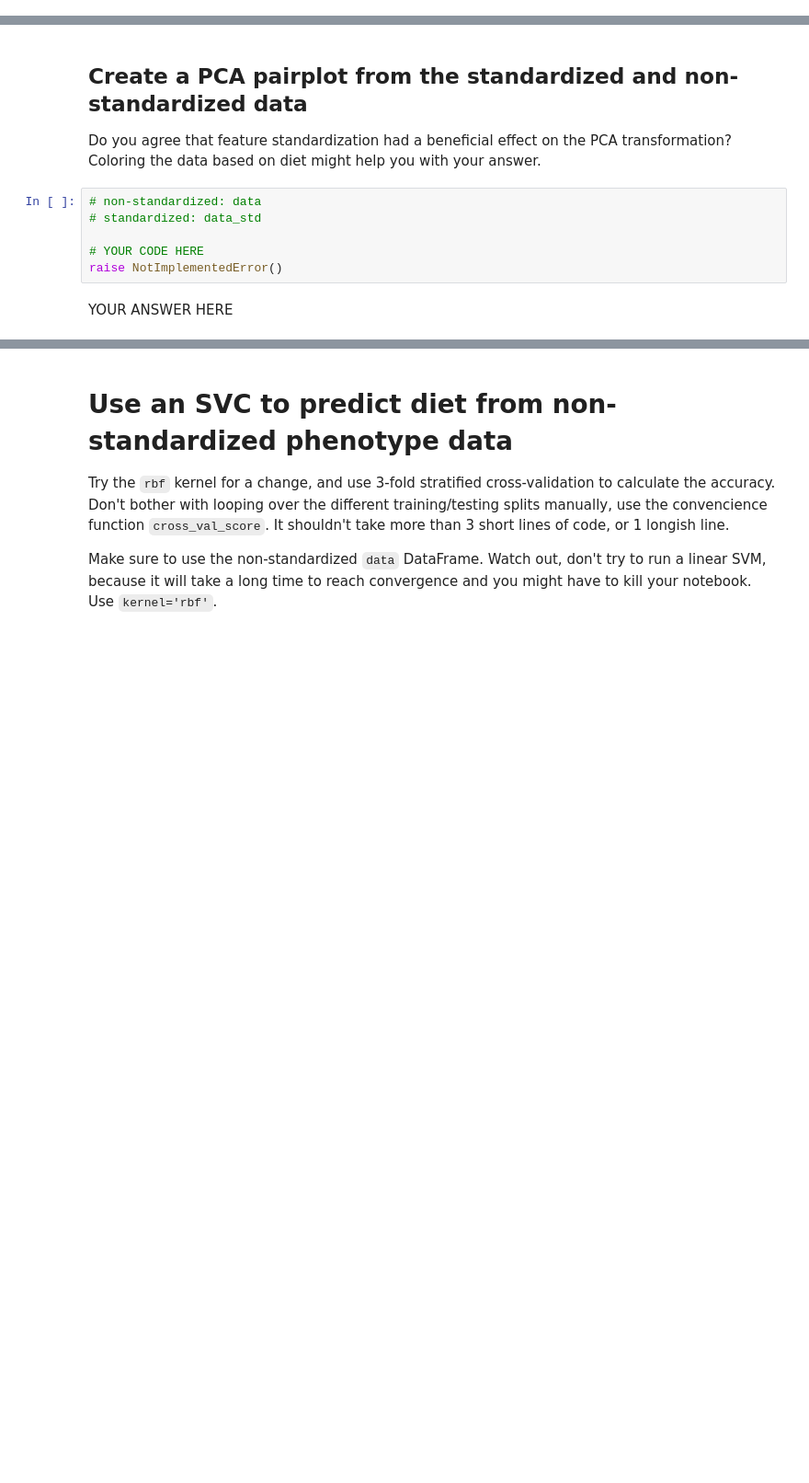
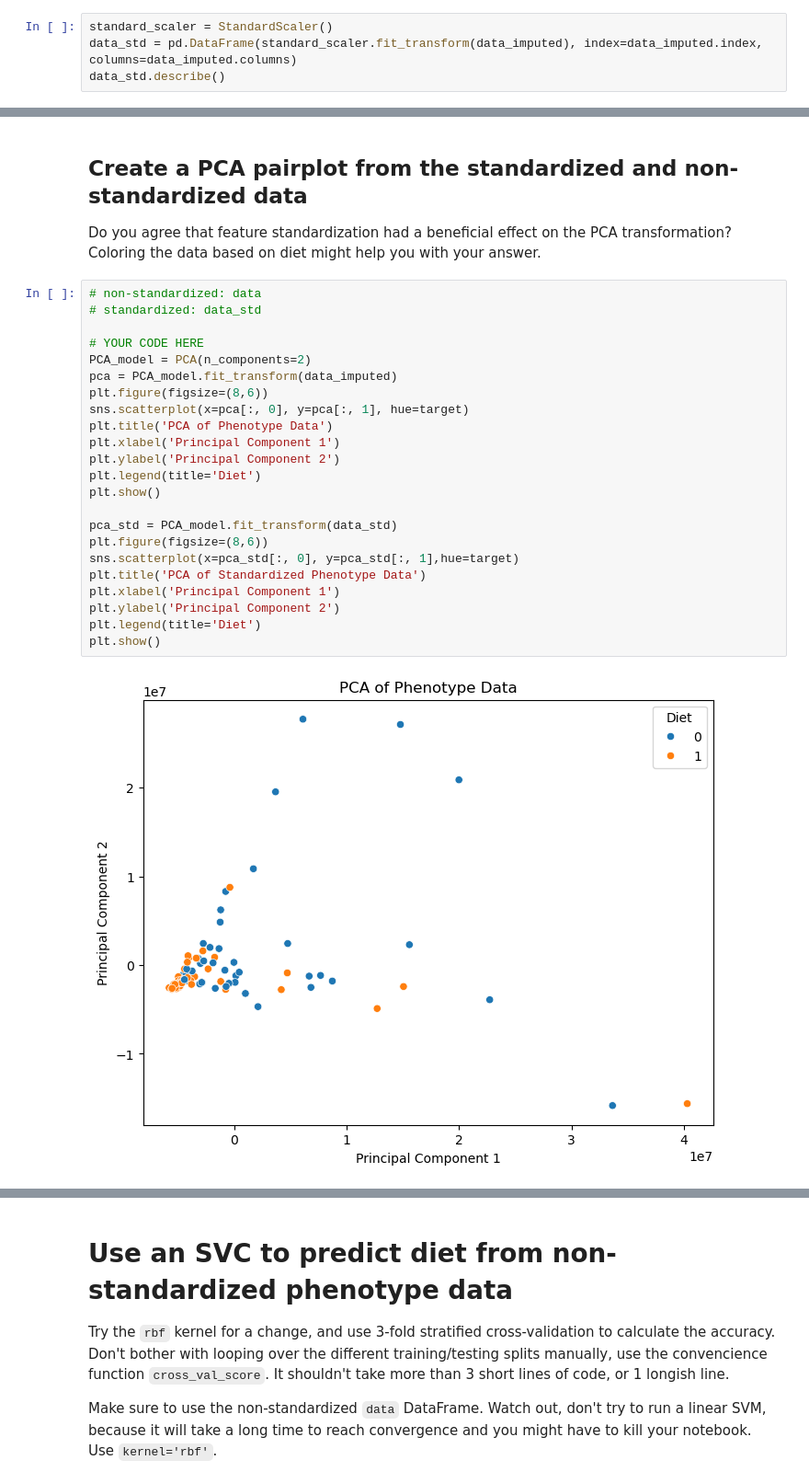
Before and after one commit to PeterBrederlow/PracticalIntegrativeBioinformatics, a Jupyter notebook: Day8_2-Supervised_ML_SVM-Phenotype.ipynb, the cells around one changed output, grey strips where cells are left out. Shown at 92% size. Cells and saved outputs as stored; diff of their text form; blank space fills up the shorter version.

```diff
--- a/Day8_2-Supervised_ML_SVM-Phenotype.ipynb
+++ b/Day8_2-Supervised_ML_SVM-Phenotype.ipynb
@@ -104,0 +123,4 @@ raise NotImplementedError()
+# %%
+standard_scaler = StandardScaler()
+data_std = pd.DataFrame(standard_scaler.fit_transform(data_imputed), index=data_imputed.index, columns=data_imputed.columns)
+data_std.describe()
@@ -106,11 +139,28 @@ raise NotImplementedError()
 ## Create a PCA pairplot from the standardized and non-standardized data
 
 Do you agree that feature standardization had a beneficial effect on the PCA transformation? Coloring the data based on diet might help you with your answer.
-# %%
-# non-standardized: data
-# standardized: data_std
-
-# YOUR CODE HERE
-raise NotImplementedError()
-# %% [markdown]
-YOUR ANSWER HERE
+# %%
+# non-standardized: data
+# standardized: data_std
+
+# YOUR CODE HERE
+PCA_model = PCA(n_components=2)
+pca = PCA_model.fit_transform(data_imputed)
+plt.figure(figsize=(8,6))
+sns.scatterplot(x=pca[:, 0], y=pca[:, 1], hue=target)
+plt.title('PCA of Phenotype Data')
+plt.xlabel('Principal Component 1')
+plt.ylabel('Principal Component 2')
+plt.legend(title='Diet')
+plt.show()
+
+pca_std = PCA_model.fit_transform(data_std)
+plt.figure(figsize=(8,6))
+sns.scatterplot(x=pca_std[:, 0], y=pca_std[:, 1],hue=target)
+plt.title('PCA of Standardized Phenotype Data')
+plt.xlabel('Principal Component 1')
+plt.ylabel('Principal Component 2')
+plt.legend(title='Diet')
+plt.show()
+# %% [output]
+[figure, added]
```
Also changed, not shown: parts of 37 cells of this notebook.
